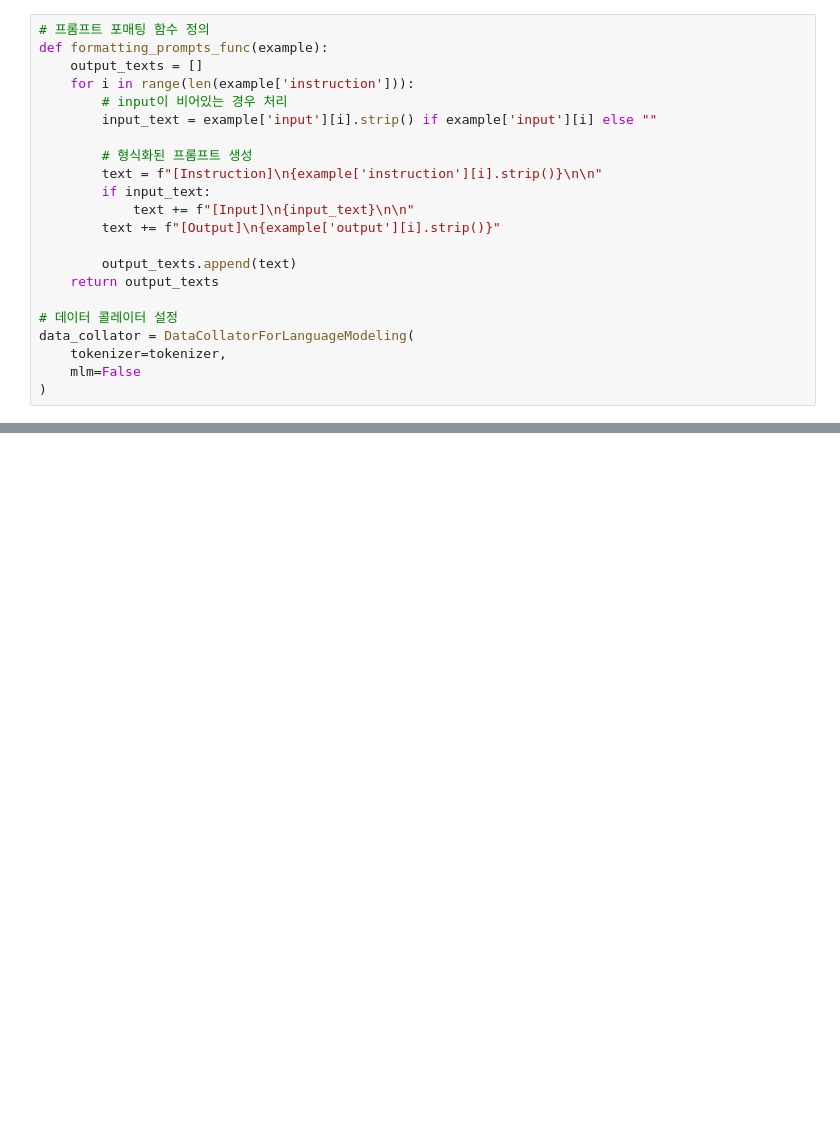
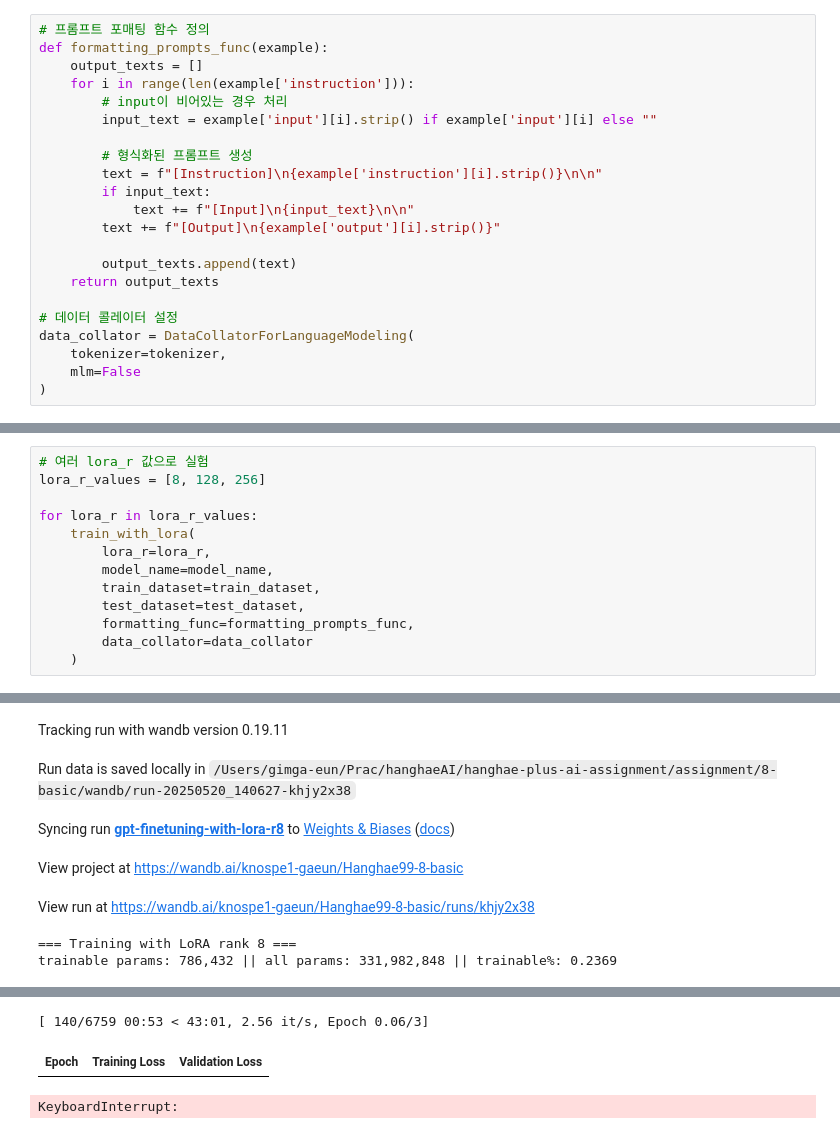
Before and after one commit to paran22/hanghae_plus_ai_assignment, a Jupyter notebook: assignment/8-basic/8-basic.ipynb, the cells around one changed output, grey strips where cells are left out. Saved outputs shown, nothing was run; the diff lists cells and outputs as text; blank space fills up the shorter version.

```diff
--- a/assignment/8-basic/8-basic.ipynb
+++ b/assignment/8-basic/8-basic.ipynb
@@ -101,0 +188,14 @@ for lora_r in lora_r_values:
+# %%
+# 여러 lora_r 값으로 실험
+lora_r_values = [8, 128, 256]
+
+for lora_r in lora_r_values:
+    train_with_lora(
+        lora_r=lora_r,
+        model_name=model_name,
+        train_dataset=train_dataset,
+        test_dataset=test_dataset,
+        formatting_func=formatting_prompts_func,
+        data_collator=data_collator
+    )
+# %% [output]
@@ -101,0 +204,7 @@ for lora_r in lora_r_values:
+Tracking run with wandb version 0.19.11
+Run data is saved locally in /Users/gimga-eun/Prac/hanghaeAI/hanghae-plus-ai-assignment/assignment/8-basic/wandb/run-20250520_140627-khjy2x38
+Syncing run gpt-finetuning-with-lora-r8 to Weights & Biases (docs)
+View project at https://wandb.ai/knospe1-gaeun/Hanghae99-8-basic
+View run at https://wandb.ai/knospe1-gaeun/Hanghae99-8-basic/runs/khjy2x38
+=== Training with LoRA rank 8 ===
+trainable params: 786,432 || all params: 331,982,848 || trainable%: 0.2369
@@ -101,0 +213,3 @@ for lora_r in lora_r_values:
+[ 140/6759 00:53 < 43:01, 2.56 it/s, Epoch 0.06/3]
+| Epoch | Training Loss | Validation Loss |
+KeyboardInterrupt:
```
Also changed, not shown: parts of 6 cells of this notebook.
